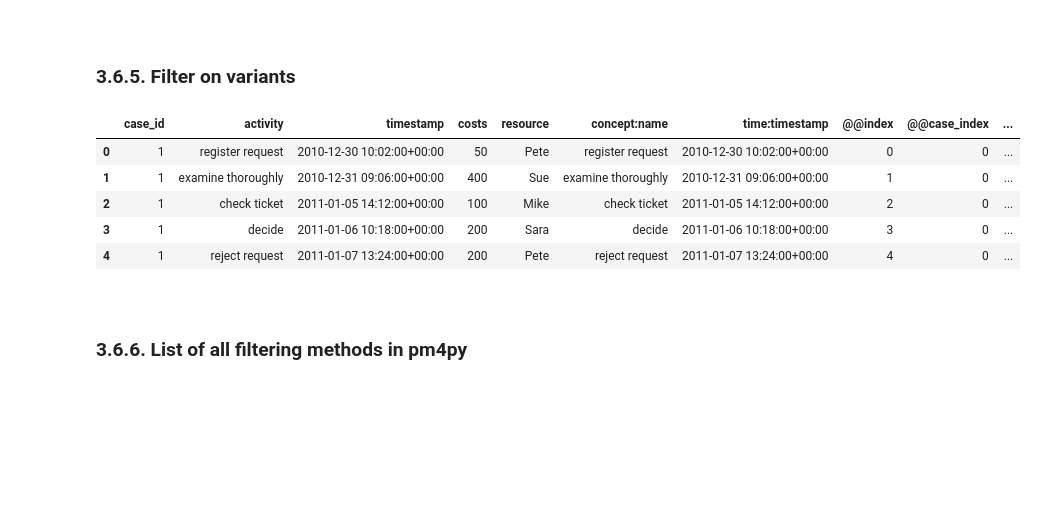
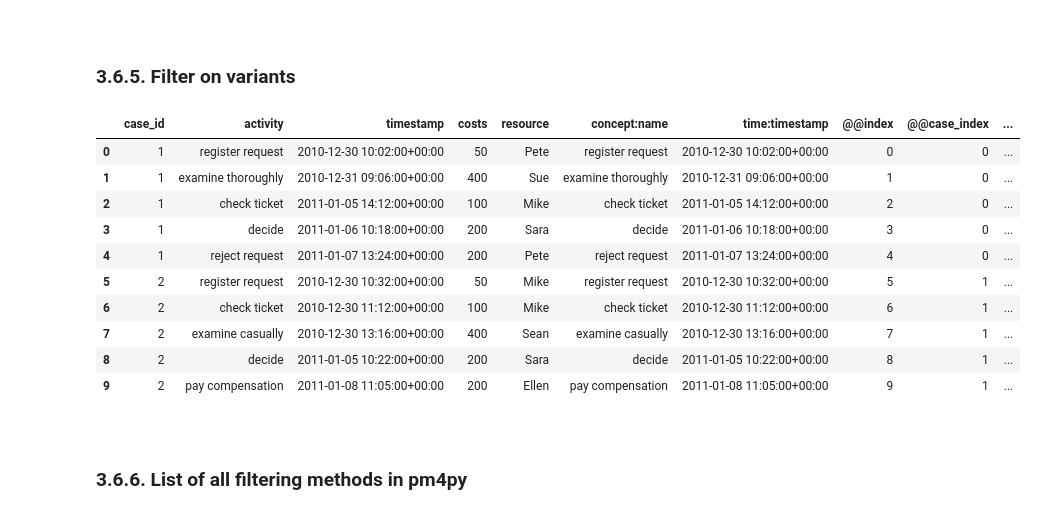
Before and after one commit to KouroshHasani/ProcessMining, a Jupyter notebook: PythonScripts/2.1_Pm4py_Introduction.ipynb, the cells around one changed output. Drawn from its saved outputs; the diff is of its cells as text; code cells hidden in the pictures; blank space fills up the shorter version.

```diff
--- a/PythonScripts/2.1_Pm4py_Introduction.ipynb
+++ b/PythonScripts/2.1_Pm4py_Introduction.ipynb
@@ -805,16 +899,23 @@ pm4py.convert_to_dataframe(filtered_log)
 ### <b>3.6.5. Filter on variants</b>
 # %%
 variants = pm4py.get_variants(log)
+variant_1 = list(variants.keys())[0]
+variant_2 = list(variants.keys())[1]
 
-filtered_log = pm4py.filter_variants(log, [list(variants.keys())[0]])
+filtered_log = pm4py.filter_variants(log, [variant_1, variant_2])
 pm4py.convert_to_dataframe(filtered_log)
 # %% [output]
 |  | case_id | activity | timestamp | costs | resource | concept:name | time:timestamp | @@index | @@case_index | ... |
 | 0 | 1 | register request | 2010-12-30 10:02:00+00:00 | 50 | Pete | register request | 2010-12-30 10:02:00+00:00 | 0 | 0 | ... |
 | 1 | 1 | examine thoroughly | 2010-12-31 09:06:00+00:00 | 400 | Sue | examine thoroughly | 2010-12-31 09:06:00+00:00 | 1 | 0 | ... |
 | 2 | 1 | check ticket | 2011-01-05 14:12:00+00:00 | 100 | Mike | check ticket | 2011-01-05 14:12:00+00:00 | 2 | 0 | ... |
 | 3 | 1 | decide | 2011-01-06 10:18:00+00:00 | 200 | Sara | decide | 2011-01-06 10:18:00+00:00 | 3 | 0 | ... |
 | 4 | 1 | reject request | 2011-01-07 13:24:00+00:00 | 200 | Pete | reject request | 2011-01-07 13:24:00+00:00 | 4 | 0 | ... |
+| 5 | 2 | register request | 2010-12-30 10:32:00+00:00 | 50 | Mike | register request | 2010-12-30 10:32:00+00:00 | 5 | 1 | ... |
+| 6 | 2 | check ticket | 2010-12-30 11:12:00+00:00 | 100 | Mike | check ticket | 2010-12-30 11:12:00+00:00 | 6 | 1 | ... |
+| 7 | 2 | examine casually | 2010-12-30 13:16:00+00:00 | 400 | Sean | examine casually | 2010-12-30 13:16:00+00:00 | 7 | 1 | ... |
+| 8 | 2 | decide | 2011-01-05 10:22:00+00:00 | 200 | Sara | decide | 2011-01-05 10:22:00+00:00 | 8 | 1 | ... |
+| 9 | 2 | pay compensation | 2011-01-08 11:05:00+00:00 | 200 | Ellen | pay compensation | 2011-01-08 11:05:00+00:00 | 9 | 1 | ... |
 # %% [markdown]
 <br></br>
 ### <b>3.6.6. List of all filtering methods in pm4py</b>
```
Also changed, not shown: parts of 32 cells of this notebook, 7 other files.
